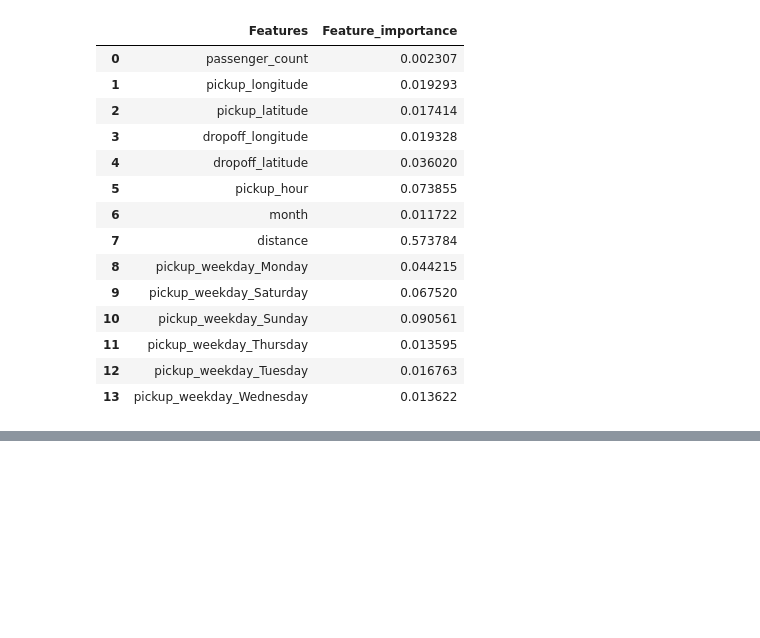
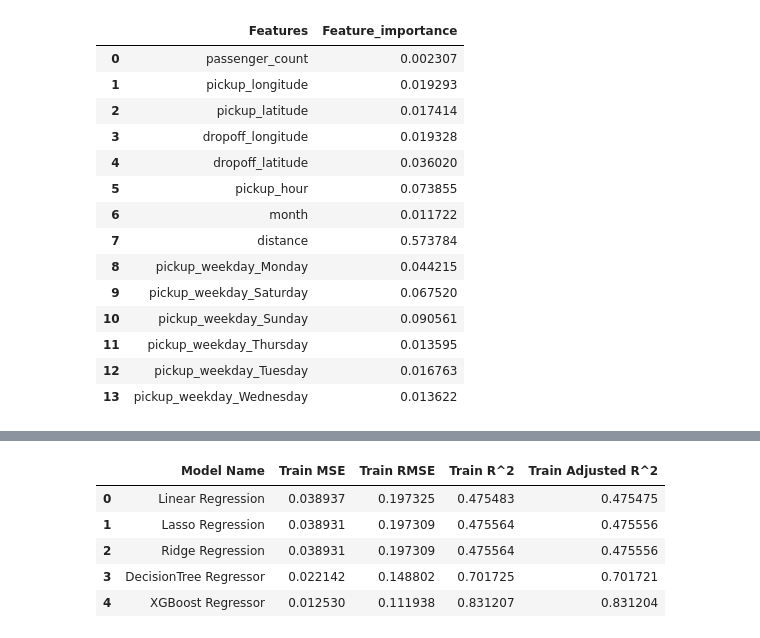
Before and after one commit to SwenFereira/NYC-Taxi-Trip-Time-Prediction---Capstone-Project, a Jupyter notebook: Final_NYC_Taxi_Trip_Time_Prediction_Capstone_Project.ipynb, the cells around one changed output, grey strips where cells are left out. Saved outputs shown, nothing was run; the diff lists cells and outputs as text; code cells hidden in the pictures; blank space fills up the shorter version.

```diff
--- a/Final_NYC_Taxi_Trip_Time_Prediction_Capstone_Project.ipynb
+++ b/Final_NYC_Taxi_Trip_Time_Prediction_Capstone_Project.ipynb
@@ -1027,3 +1027,16 @@ y_pred_test= lm.predict(X_test_rfe)
 # %%
 from sklearn.metrics import r2_score
 from sklearn.metrics import mean_squared_error
+# %%
+lr_train_mse  = mean_squared_error((y_train), (y_pred_train))
+print("Train MSE :" , lr_train_mse)
+
+lr_train_rmse = np.sqrt(lr_train_mse)
+
+print("Train RMSE :" ,lr_train_rmse)
+
+lr_train_r2 = r2_score((y_train), (y_pred_train))
+print("Train R2 :" ,lr_train_r2)
+
+lr_train_r2_ = 1-(1-r2_score((y_train), (y_pred_train)))*((X_train.shape[0]-1)/(X_train.shape[0]-X_train.shape[1]-1))
+print("Train Adjusted R2 : ",lr_train_r2_)
@@ -1517,0 +1569,6 @@ importance_df
+# %%
+models= ['Linear Regression', 'Lasso Regression', 'Ridge Regression','DecisionTree Regressor','XGBoost Regressor']
+train_mse= [lr_train_mse, lasso_train_mse, ridge_train_mse, dt_train_mse, xgb_train_mse]
+train_rmse= [lr_train_rmse, lasso_train_rmse, ridge_train_rmse, dt_train_rmse, xgb_train_rmse]
+train_r2= [lr_train_r2, lasso_train_r2, ridge_train_r2, dt_train_r2, xgb_train_r2]
+train_adjusted_r2= [lr_train_r2_, lasso_train_r2_, ridge_train_r2_, dt_train_r2_, xgb_train_r2_]
@@ -1517,0 +1577,17 @@ importance_df
+# %%
+models= ['Linear Regression', 'Lasso Regression', 'Ridge Regression','DecisionTree Regressor','XGBoost Regressor']
+test_mse= [lr_test_mse, lasso_test_mse, ridge_test_mse, dt_test_mse, xgb_test_mse]
+test_rmse= [lr_test_rmse, lasso_test_rmse, ridge_test_rmse, dt_test_rmse, xgb_test_rmse]
+test_r2= [lr_test_r2, lasso_test_r2, ridge_test_r2, dt_test_r2, xgb_test_r2]
+test_adjusted_r2= [lr_test_r2_, lasso_test_r2_, ridge_test_r2_, dt_test_r2_, xgb_test_r2_]
+# %%
+Train_data_df=pd.DataFrame({'Model Name': models, 'Train MSE': train_mse, 'Train RMSE': train_rmse, 'Train R^2': train_r2,
+                            'Train Adjusted R^2': train_adjusted_r2})
+Train_data_df
+# %% [output]
+|  | Model Name | Train MSE | Train RMSE | Train R^2 | Train Adjusted R^2 |
+| 0 | Linear Regression | 0.038937 | 0.197325 | 0.475483 | 0.475475 |
+| 1 | Lasso Regression | 0.038931 | 0.197309 | 0.475564 | 0.475556 |
+| 2 | Ridge Regression | 0.038931 | 0.197309 | 0.475564 | 0.475556 |
+| 3 | DecisionTree Regressor | 0.022142 | 0.148802 | 0.701725 | 0.701721 |
+| 4 | XGBoost Regressor | 0.012530 | 0.111938 | 0.831207 | 0.831204 |
```
Also changed, not shown: parts of 10 cells of this notebook.
